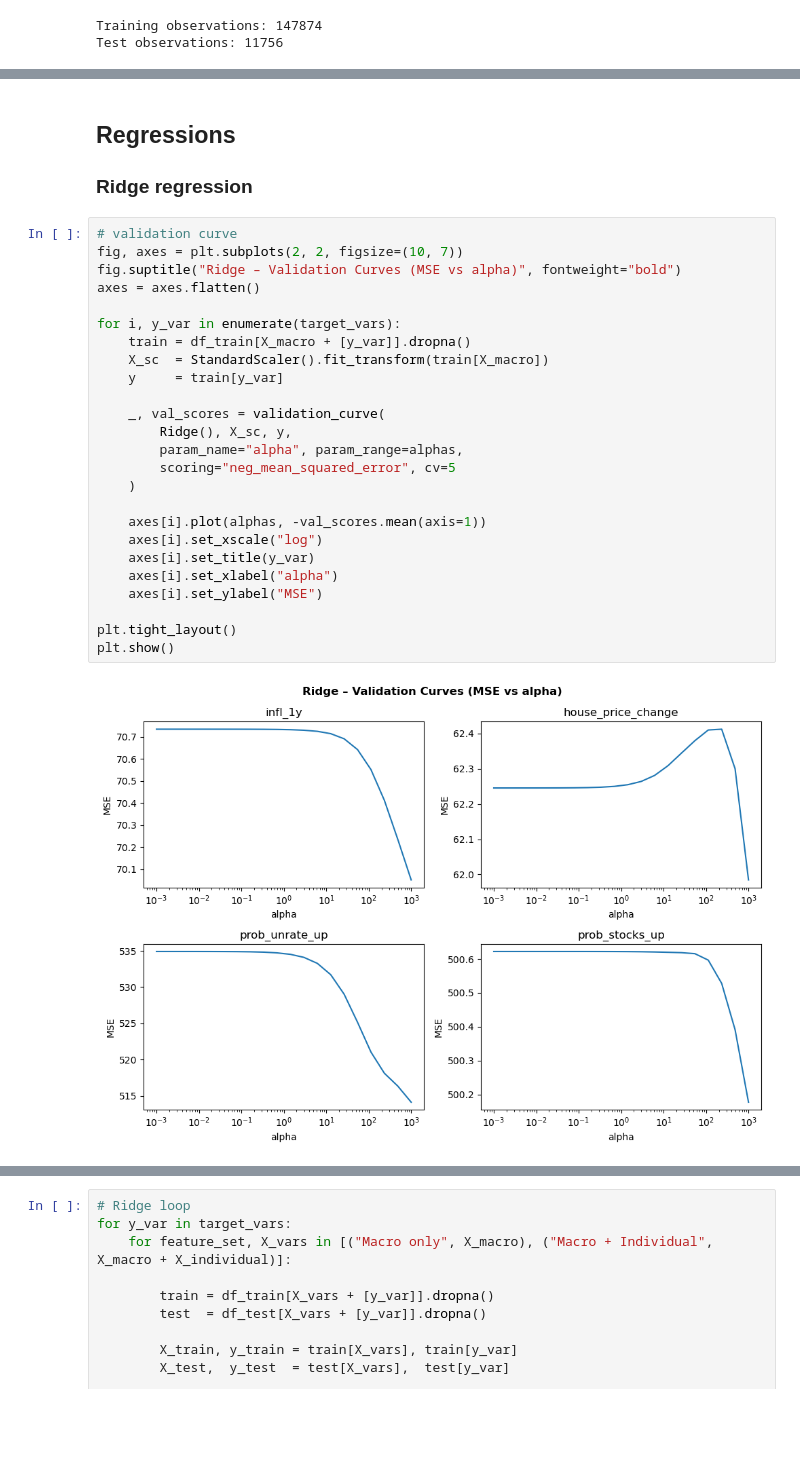
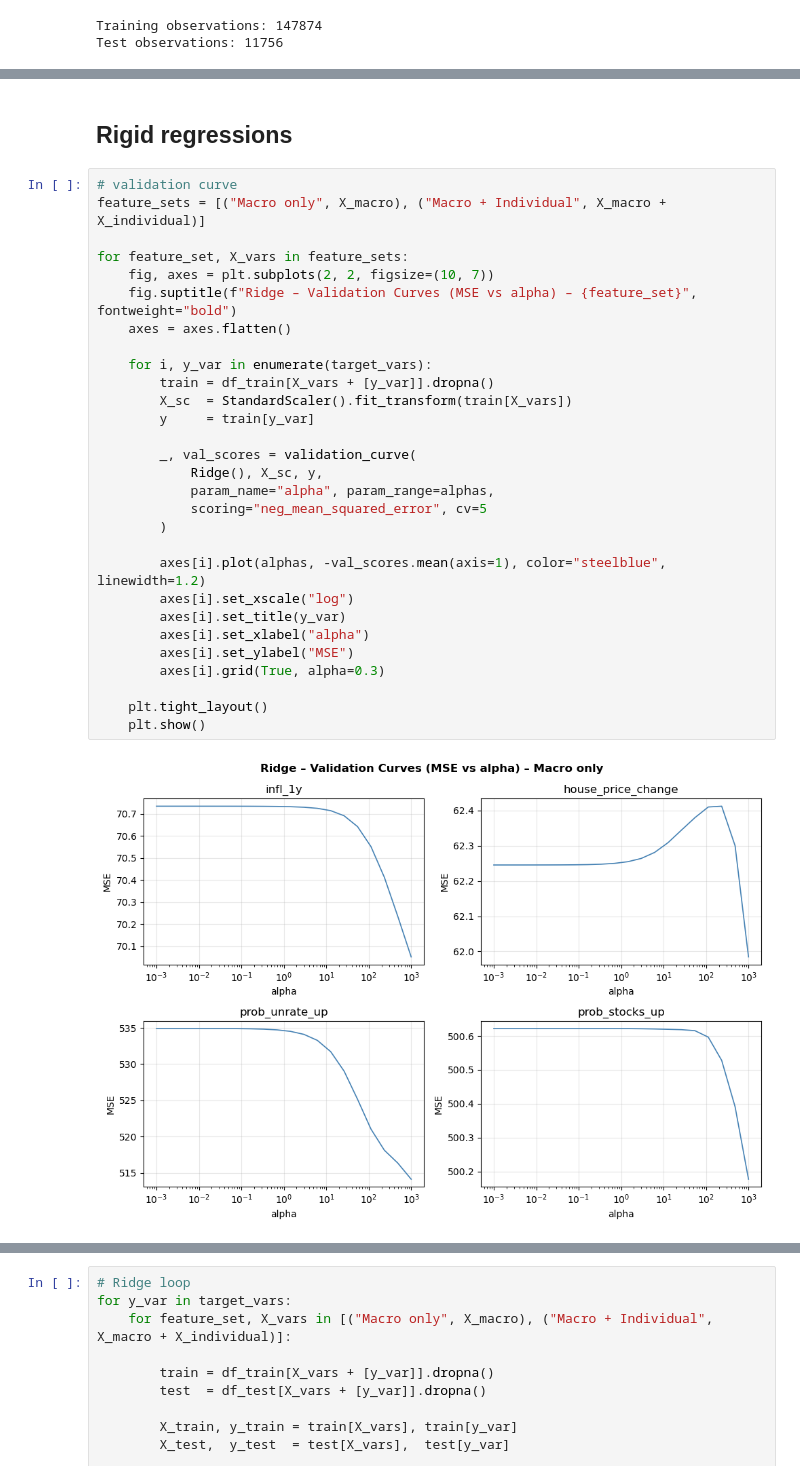
Before and after one commit to Minaslunde/FIE463-assignment2, a Jupyter notebook: data (1)/data/solution2.ipynb, the cells around one changed output, grey strips where cells are left out. Drawn from its saved outputs; the diff is of its cells as text; blank space fills up the shorter version.

```diff
--- a/data (1)/data/solution2.ipynb
+++ b/data (1)/data/solution2.ipynb
@@ -665,30 +752,33 @@ for y_var in target_vars:
 # %% [markdown]
-## Regressions
-### Ridge regression
+## Rigid regressions
 # %%
 # validation curve
-fig, axes = plt.subplots(2, 2, figsize=(10, 7))
-fig.suptitle("Ridge – Validation Curves (MSE vs alpha)", fontweight="bold")
-axes = axes.flatten()
+feature_sets = [("Macro only", X_macro), ("Macro + Individual", X_macro + X_individual)]
 
-for i, y_var in enumerate(target_vars):
-    train = df_train[X_macro + [y_var]].dropna()
-    X_sc  = StandardScaler().fit_transform(train[X_macro])
-    y     = train[y_var]
+for feature_set, X_vars in feature_sets:
+    fig, axes = plt.subplots(2, 2, figsize=(10, 7))
+    fig.suptitle(f"Ridge – Validation Curves (MSE vs alpha) – {feature_set}", fontweight="bold")
+    axes = axes.flatten()
 
-    _, val_scores = validation_curve(
-        Ridge(), X_sc, y,
-        param_name="alpha", param_range=alphas,
-        scoring="neg_mean_squared_error", cv=5
-    )
+    for i, y_var in enumerate(target_vars):
+        train = df_train[X_vars + [y_var]].dropna()
+        X_sc  = StandardScaler().fit_transform(train[X_vars])
+        y     = train[y_var]
 
-    axes[i].plot(alphas, -val_scores.mean(axis=1))
-    axes[i].set_xscale("log")
-    axes[i].set_title(y_var)
-    axes[i].set_xlabel("alpha")
-    axes[i].set_ylabel("MSE")
+        _, val_scores = validation_curve(
+            Ridge(), X_sc, y,
+            param_name="alpha", param_range=alphas,
+            scoring="neg_mean_squared_error", cv=5
+        )
 
-plt.tight_layout()
-plt.show()
+        axes[i].plot(alphas, -val_scores.mean(axis=1), color="steelblue", linewidth=1.2)
+        axes[i].set_xscale("log")
+        axes[i].set_title(y_var)
+        axes[i].set_xlabel("alpha")
+        axes[i].set_ylabel("MSE")
+        axes[i].grid(True, alpha=0.3)
+
+    plt.tight_layout()
+    plt.show()
 # %% [output]
-[figure, old version]
+[figure, new version]
```
Also changed, not shown: parts of 31 cells of this notebook.
